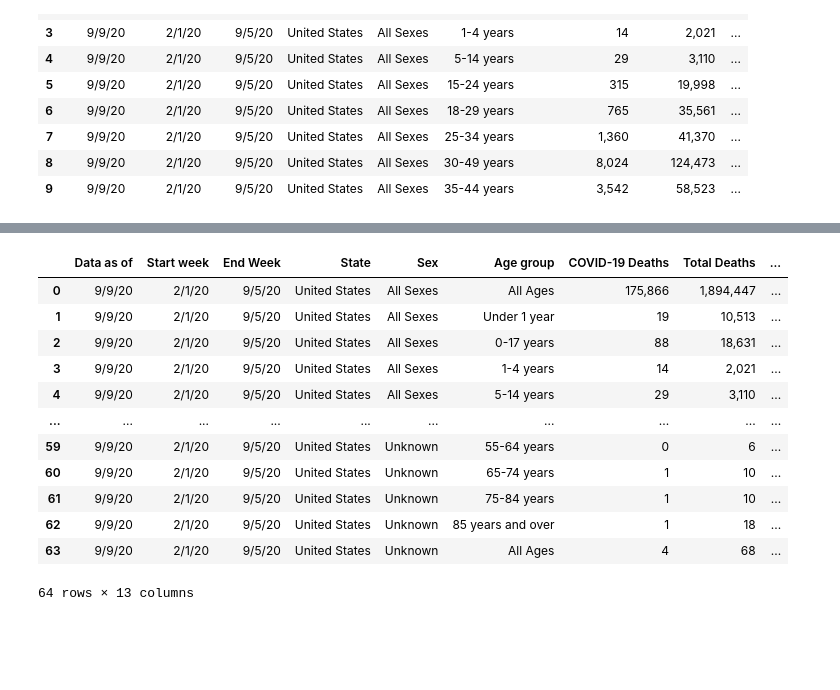
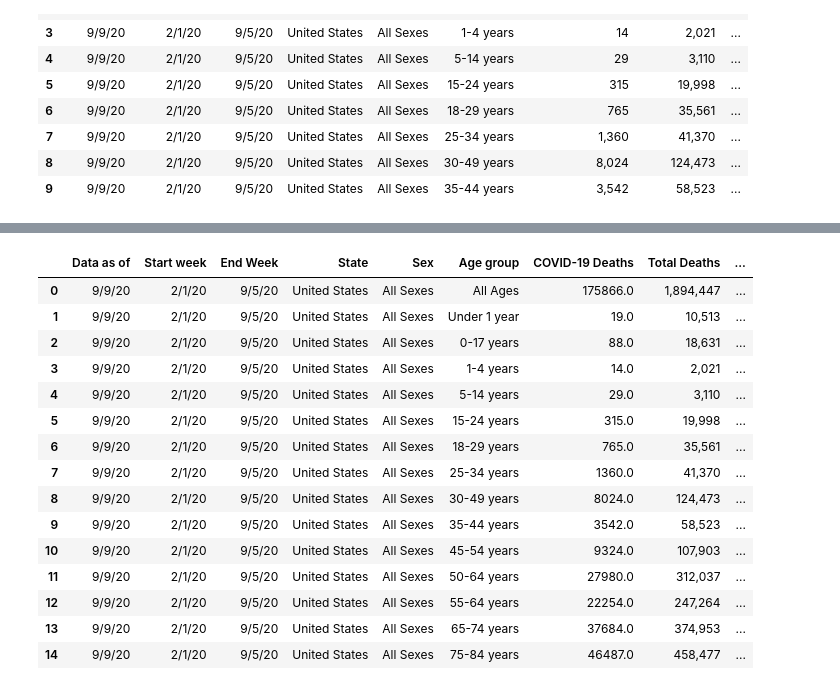
Before and after one commit to gelopez21/ProjectOne, a Jupyter notebook: Project One - Data Cleansing.ipynb, the cells around one changed output, grey strips where cells are left out. Drawn from its saved outputs; the diff is of its cells as text; code cells hidden in the pictures; blank space fills up the shorter version.

```diff
--- a/Project One - Data Cleansing.ipynb
+++ b/Project One - Data Cleansing.ipynb
@@ -33,7 +33,7 @@ import json
 
 from pprint import pprint
 # %%
-data = pd.read_csv("data_cdc.csv", sep=",")
+data = pd.read_csv("data_cdc.csv")
 data.head(10)
 # %% [output]
 |  | Data as of | Start week | End Week | State | Sex | Age group | COVID-19 Deaths | Total Deaths | ... |
@@ -51,0 +50,5 @@ data.dropna(how="all", inplace=True)
+# %%
+data.dropna(how="all", inplace=True)
+data.count()
+data["COVID-19 Deaths"] = data["COVID-19 Deaths"].str.replace(",","", regex=True).astype('float')
+data.head()
@@ -52,17 +62,21 @@ data.dropna(how="all", inplace=True)
 # %%
 df_US = data[data["State"] == "United States"]
-df_US.head(70)
+df_US_all_sex = df_US[df_US["Sex"] == "All Sexes"]
+df_US_all_sex.head(15)
 # %% [output]
 |  | Data as of | Start week | End Week | State | Sex | Age group | COVID-19 Deaths | Total Deaths | ... |
-| 0 | 9/9/20 | 2/1/20 | 9/5/20 | United States | All Sexes | All Ages | 175,866 | 1,894,447 | ... |
-| 1 | 9/9/20 | 2/1/20 | 9/5/20 | United States | All Sexes | Under 1 year | 19 | 10,513 | ... |
-| 2 | 9/9/20 | 2/1/20 | 9/5/20 | United States | All Sexes | 0-17 years | 88 | 18,631 | ... |
-| 3 | 9/9/20 | 2/1/20 | 9/5/20 | United States | All Sexes | 1-4 years | 14 | 2,021 | ... |
-| 4 | 9/9/20 | 2/1/20 | 9/5/20 | United States | All Sexes | 5-14 years | 29 | 3,110 | ... |
-| ... | ... | ... | ... | ... | ... | ... | ... | ... | ... |
-| 59 | 9/9/20 | 2/1/20 | 9/5/20 | United States | Unknown | 55-64 years | 0 | 6 | ... |
-| 60 | 9/9/20 | 2/1/20 | 9/5/20 | United States | Unknown | 65-74 years | 1 | 10 | ... |
-| 61 | 9/9/20 | 2/1/20 | 9/5/20 | United States | Unknown | 75-84 years | 1 | 10 | ... |
-| 62 | 9/9/20 | 2/1/20 | 9/5/20 | United States | Unknown | 85 years and over | 1 | 18 | ... |
-| 63 | 9/9/20 | 2/1/20 | 9/5/20 | United States | Unknown | All Ages | 4 | 68 | ... |
+| 0 | 9/9/20 | 2/1/20 | 9/5/20 | United States | All Sexes | All Ages | 175866.0 | 1,894,447 | ... |
+| 1 | 9/9/20 | 2/1/20 | 9/5/20 | United States | All Sexes | Under 1 year | 19.0 | 10,513 | ... |
+| 2 | 9/9/20 | 2/1/20 | 9/5/20 | United States | All Sexes | 0-17 years | 88.0 | 18,631 | ... |
+| 3 | 9/9/20 | 2/1/20 | 9/5/20 | United States | All Sexes | 1-4 years | 14.0 | 2,021 | ... |
+| 4 | 9/9/20 | 2/1/20 | 9/5/20 | United States | All Sexes | 5-14 years | 29.0 | 3,110 | ... |
+| 5 | 9/9/20 | 2/1/20 | 9/5/20 | United States | All Sexes | 15-24 years | 315.0 | 19,998 | ... |
+| 6 | 9/9/20 | 2/1/20 | 9/5/20 | United States | All Sexes | 18-29 years | 765.0 | 35,561 | ... |
+| 7 | 9/9/20 | 2/1/20 | 9/5/20 | United States | All Sexes | 25-34 years | 1360.0 | 41,370 | ... |
+| 8 | 9/9/20 | 2/1/20 | 9/5/20 | United States | All Sexes | 30-49 years | 8024.0 | 124,473 | ... |
+| 9 | 9/9/20 | 2/1/20 | 9/5/20 | United States | All Sexes | 35-44 years | 3542.0 | 58,523 | ... |
+| 10 | 9/9/20 | 2/1/20 | 9/5/20 | United States | All Sexes | 45-54 years | 9324.0 | 107,903 | ... |
+| 11 | 9/9/20 | 2/1/20 | 9/5/20 | United States | All Sexes | 50-64 years | 27980.0 | 312,037 | ... |
+| 12 | 9/9/20 | 2/1/20 | 9/5/20 | United States | All Sexes | 55-64 years | 22254.0 | 247,264 | ... |
+| 13 | 9/9/20 | 2/1/20 | 9/5/20 | United States | All Sexes | 65-74 years | 37684.0 | 374,953 | ... |
+| 14 | 9/9/20 | 2/1/20 | 9/5/20 | United States | All Sexes | 75-84 years | 46487.0 | 458,477 | ... |
-64 rows × 13 columns
```
Also changed, not shown: parts of 6 cells of this notebook.
